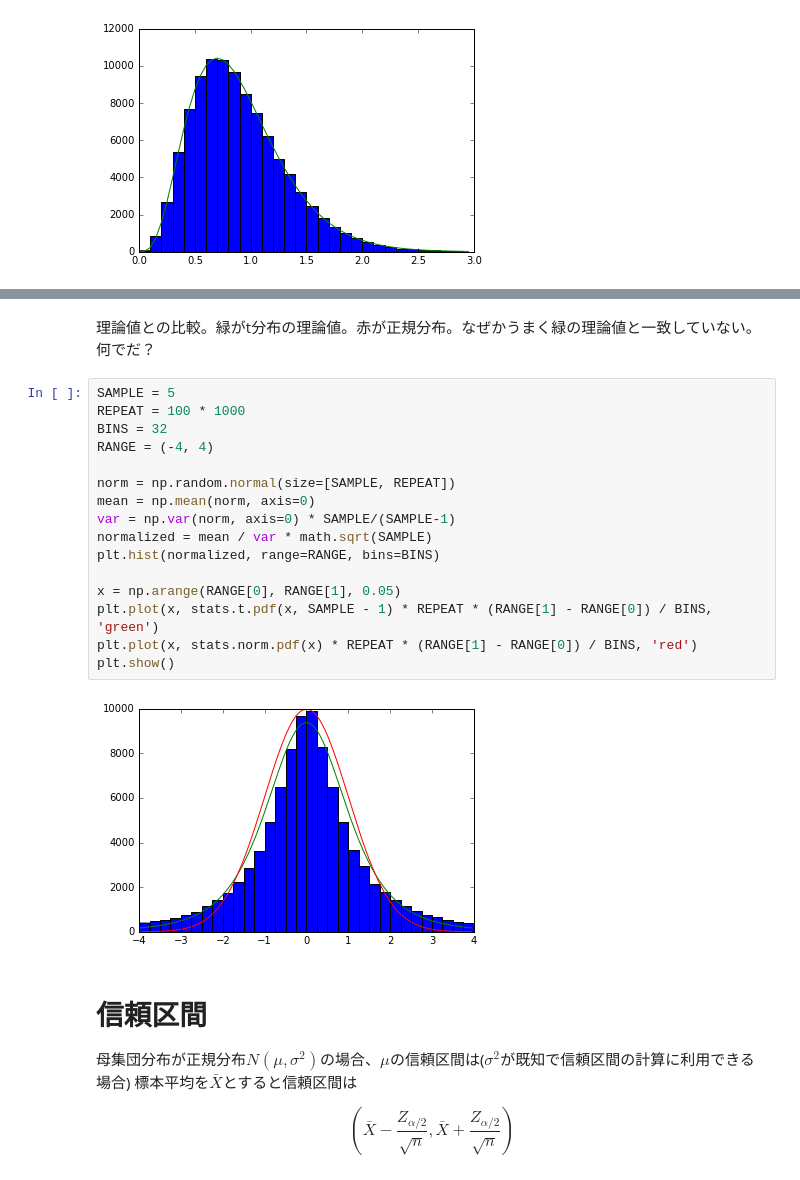
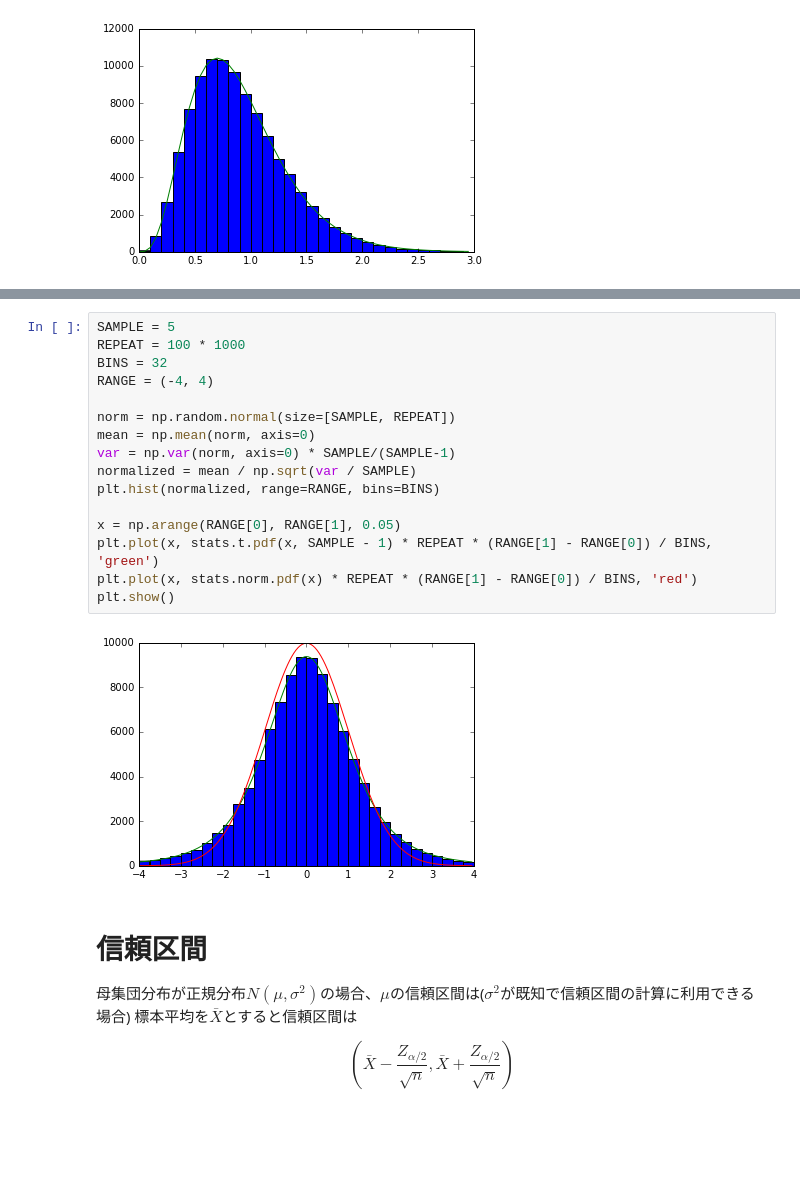
Before and after one commit to yunabe/codelab, a Jupyter notebook: python/notebook/statictics.ipynb, the cells around one changed output, grey strips where cells are left out. Cells and saved outputs as stored; diff of their text form; blank space fills up the shorter version.

Commit message:
Fixed the way to normalize mean with unbiased variance in t-distribution.

```diff
--- a/python/notebook/statictics.ipynb
+++ b/python/notebook/statictics.ipynb
@@ -146,23 +134,21 @@ plt.show()
-# %% [markdown]
-理論値との比較。緑がt分布の理論値。赤が正規分布。なぜかうまく緑の理論値と一致していない。何でだ？
 # %%
 SAMPLE = 5
 REPEAT = 100 * 1000
 BINS = 32
 RANGE = (-4, 4)
 
 norm = np.random.normal(size=[SAMPLE, REPEAT])
 mean = np.mean(norm, axis=0)
 var = np.var(norm, axis=0) * SAMPLE/(SAMPLE-1)
-normalized = mean / var * math.sqrt(SAMPLE)
+normalized = mean / np.sqrt(var / SAMPLE)
 plt.hist(normalized, range=RANGE, bins=BINS)
 
 x = np.arange(RANGE[0], RANGE[1], 0.05)
 plt.plot(x, stats.t.pdf(x, SAMPLE - 1) * REPEAT * (RANGE[1] - RANGE[0]) / BINS, 'green')
 plt.plot(x, stats.norm.pdf(x) * REPEAT * (RANGE[1] - RANGE[0]) / BINS, 'red')
 plt.show()
 # %% [output]
-[figure, old version]
+[figure, new version]
 # %% [markdown]
 # 信頼区間
 母集団分布が正規分布$N(\mu,\sigma^2)$の場合、$\mu$の信頼区間は($\sigma^2$が既知で信頼区間の計算に利用できる場合)
```
Also changed, not shown: parts of 2 cells of this notebook.
